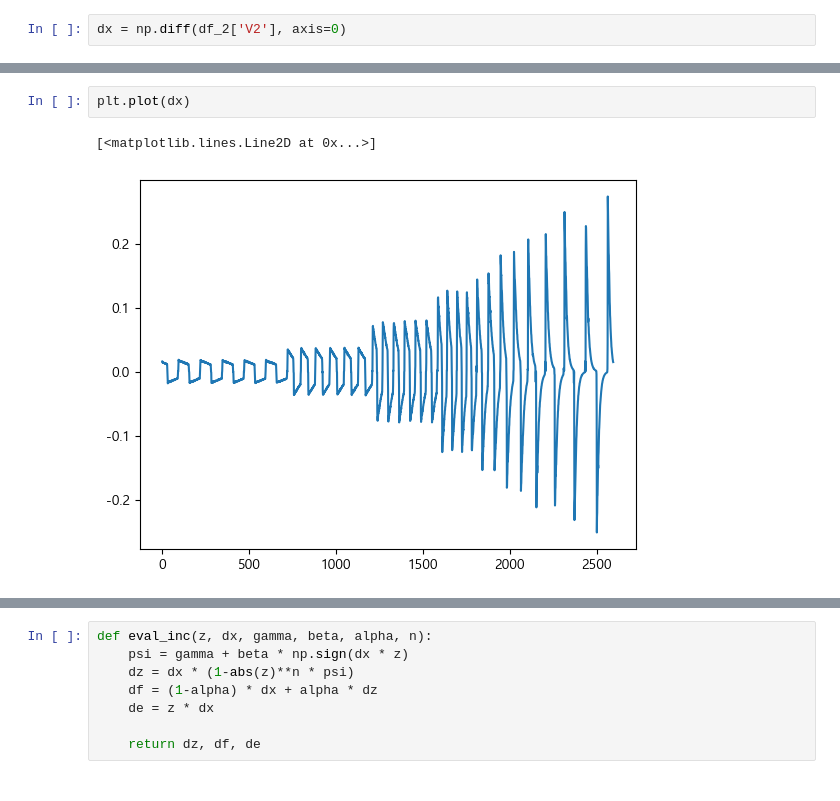
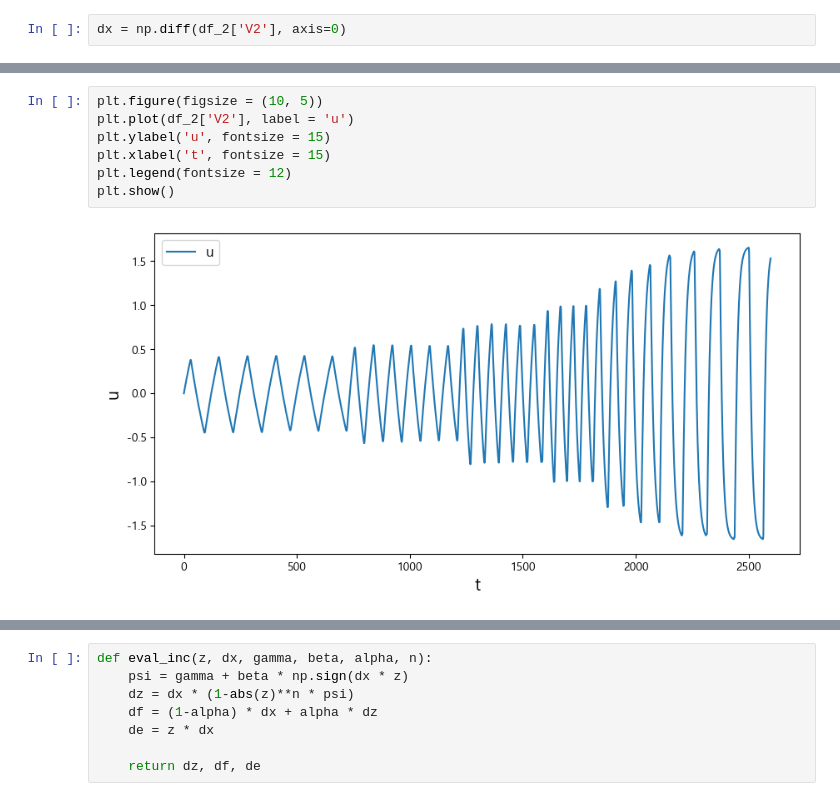
Before and after one commit to Jjineeq/hysteresis_curve, a Jupyter notebook: operator/ode_test.ipynb, the cells around one changed output, grey strips where cells are left out. Saved outputs shown, nothing was run; the diff lists cells and outputs as text.

```diff
--- a/operator/ode_test.ipynb
+++ b/operator/ode_test.ipynb
@@ -21,5 +20,9 @@ plt.plot(df_2['V2'])
-# %%
-plt.plot(dx)
-# %% [output]
-[<matplotlib.lines.Line2D at 0x...>]
-[figure, removed]
+# %%
+plt.figure(figsize = (10, 5))
+plt.plot(df_2['V2'], label = 'u')
+plt.ylabel('u', fontsize = 15)
+plt.xlabel('t', fontsize = 15)
+plt.legend(fontsize = 12)
+plt.show()
+# %% [output]
+[figure, added]
```
Also changed, not shown: parts of 17 cells of this notebook, 1 other file.
